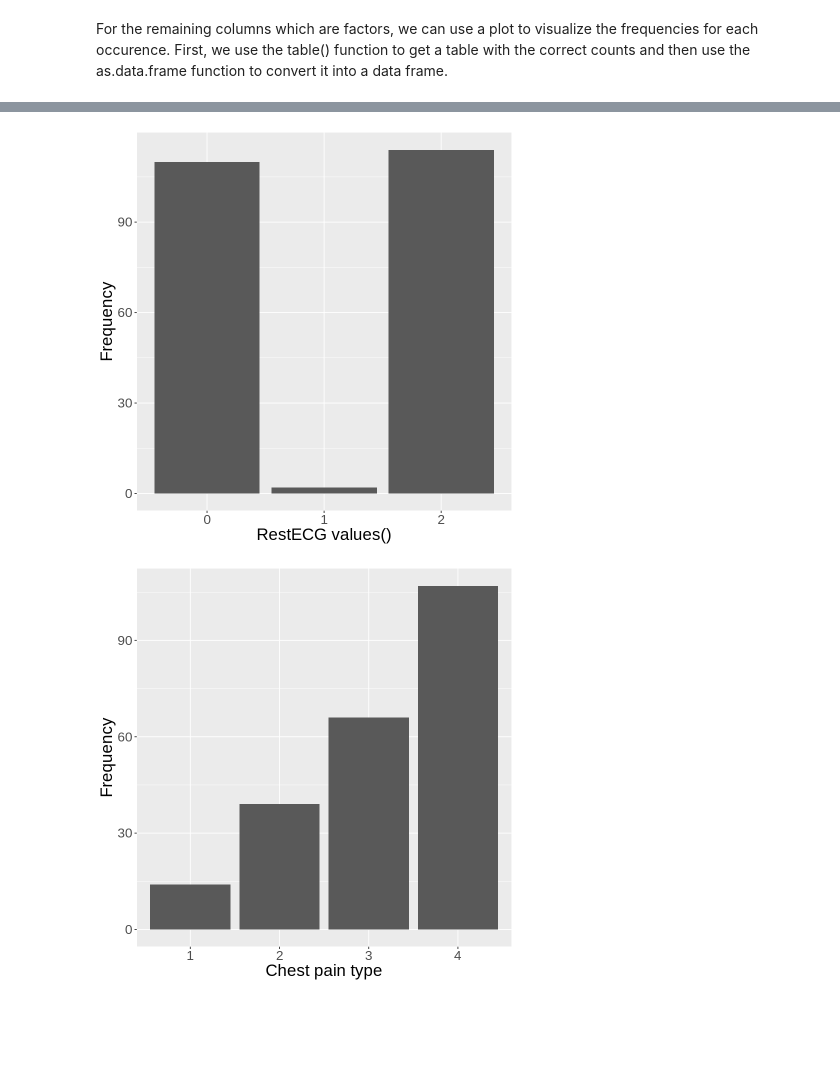
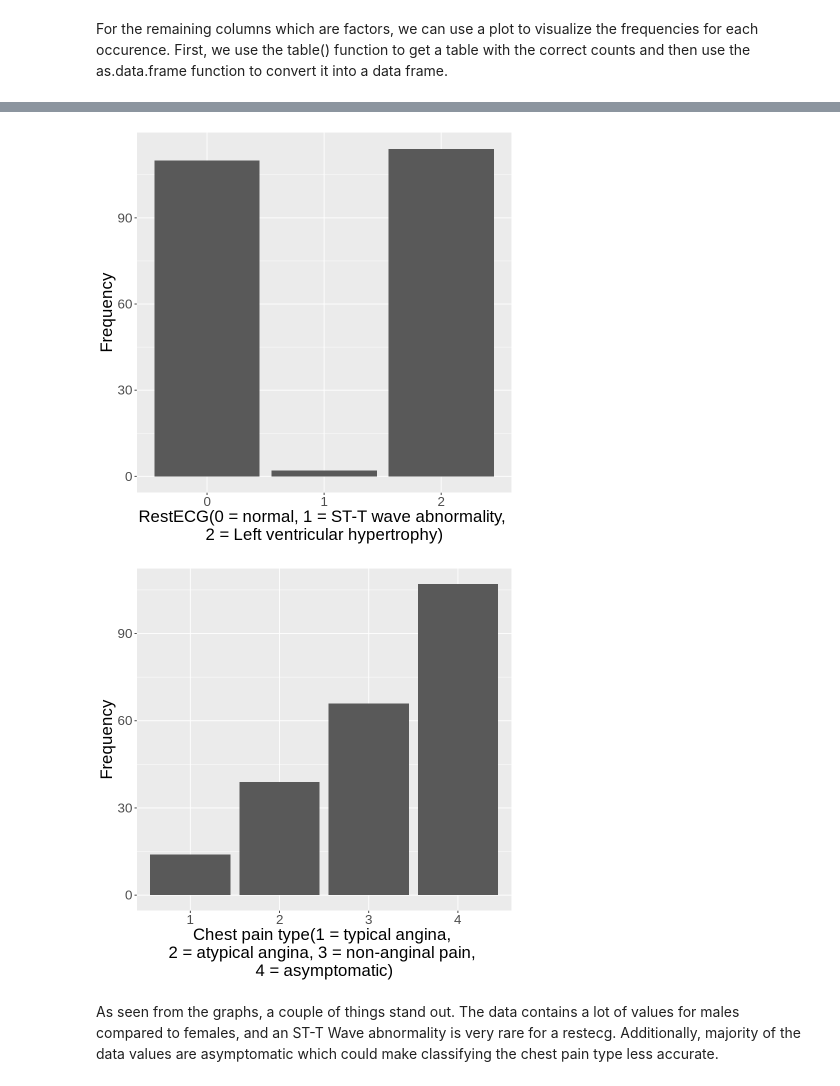
Before and after one commit to Yuvi-777/DSCI_Project_34_007, a Jupyter notebook: reading_cleveland_data.ipynb, the cells around one changed output, grey strips where cells are left out. Cells and saved outputs as stored; diff of their text form; code cells hidden in the pictures; blank space fills up the shorter version.

Commit message:
Added description for graphs

```diff
--- a/reading_cleveland_data.ipynb
+++ b/reading_cleveland_data.ipynb
@@ -101,24 +101,29 @@ For the remaining columns which are factors, we can use a plot to visualize the
 # %%
 cd_training_sex <- as.data.frame(table(cd_training$sex))
 cd_training_restecg <- as.data.frame(table(cd_training$restecg))
 cd_training_cp <- as.data.frame(table(cd_training$cp))
 
 cd_training_plot_sex <- ggplot(cd_training_sex, aes(x = Var1, y = Freq))+
                         geom_bar(stat = "identity") +
                         labs(x = "Sex(0 = female, 1 = male)", y = "Frequency") +
                         theme(text = element_text(size = 20))
 cd_training_plot_restecg <- ggplot(cd_training_restecg, aes(x = Var1, y = Freq))+
                         geom_bar(stat = "identity") +
-                        labs(x = "RestECG values()", y = "Frequency") +
+                        labs(x = "RestECG(0 = normal, 1 = ST-T wave abnormality,
+2 = Left ventricular hypertrophy)", y = "Frequency") +
                         theme(text = element_text(size = 20))
 cd_training_plot_cp <- ggplot(cd_training_cp, aes(x = Var1, y = Freq))+
                         geom_bar(stat = "identity") +
-                        labs(x = "Chest pain type", y = "Frequency") +
+                        labs(x = "Chest pain type(1 = typical angina,
+2 = atypical angina, 3 = non-anginal pain,
+4 = asymptomatic)", y = "Frequency") +
                         theme(text = element_text(size = 20))
 cd_training_plot_sex
 cd_training_plot_restecg
 cd_training_plot_cp
 # %% [output]
 [figure]
-[figure, old version]
+[figure, new version]
-[figure, old version]
+[figure, new version]
+# %% [markdown]
+As seen from the graphs, a couple of things stand out. The data contains a lot of values for males compared to females, and an ST-T Wave abnormality is very rare for a restecg. Additionally, majority of the data values are asymptomatic which could make classifying the chest pain type less accurate.
```
